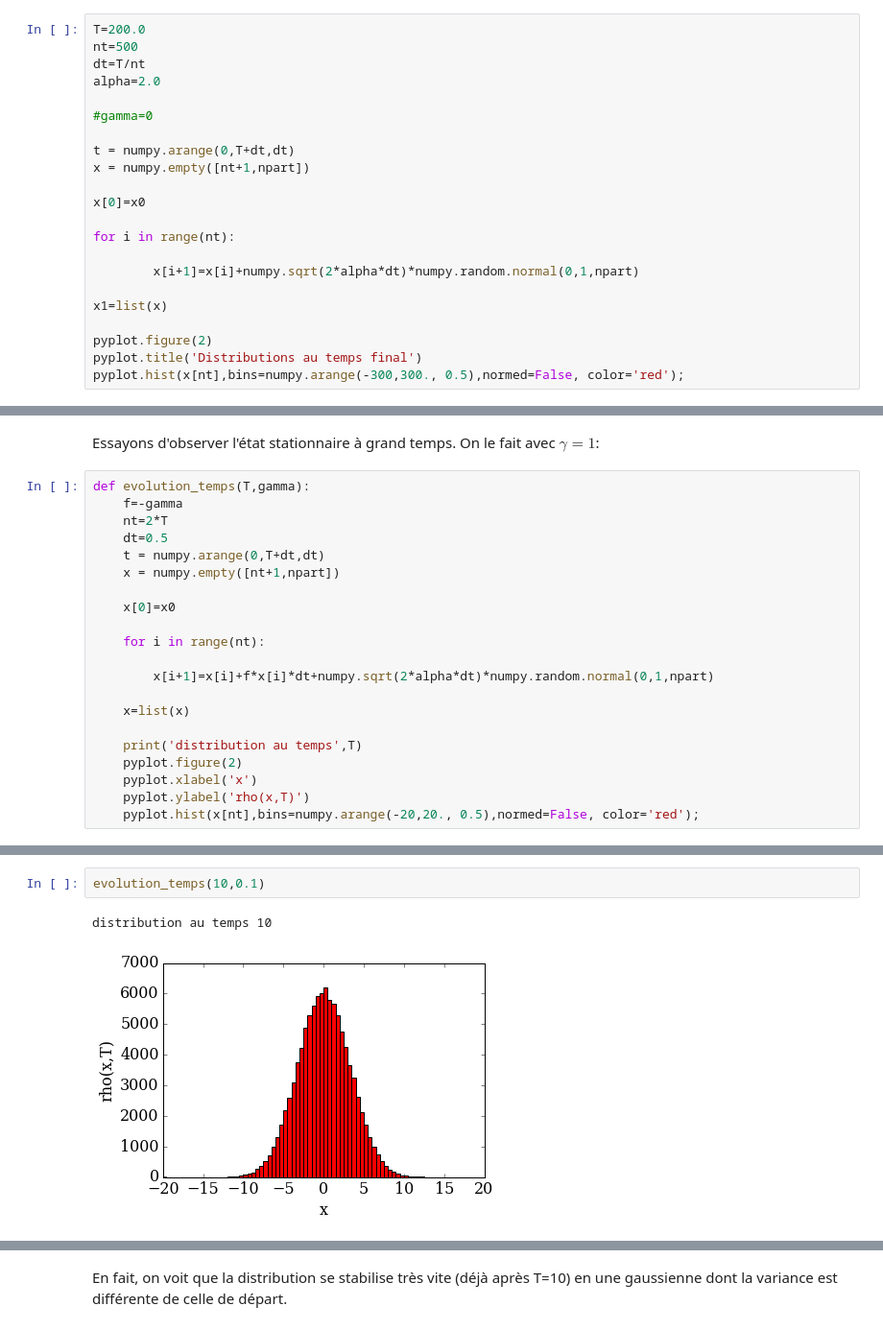
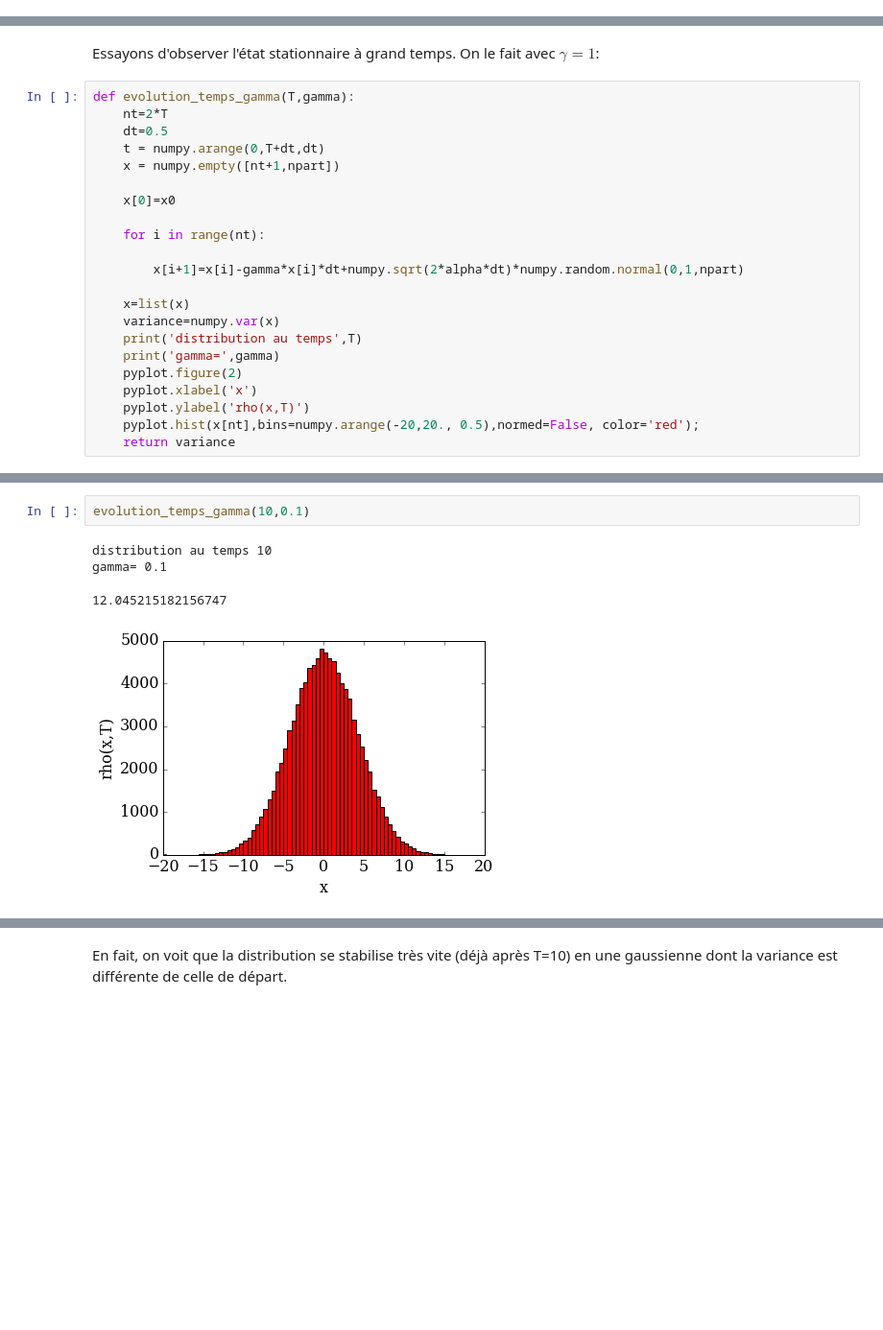
Before and after one commit to be-rays/Module6_MonteCarlo, a Jupyter notebook: Monte-Carlo.ipynb, the cells around one changed output, grey strips where cells are left out. Shown at 96% size. Drawn from its saved outputs; the diff is of its cells as text; blank space fills up the shorter version.

```diff
--- a/Monte-Carlo.ipynb
+++ b/Monte-Carlo.ipynb
@@ -364,25 +364,3 @@ dx=-\gamma x dt + \sqrt{2\alpha dt}\cal{N(0,1)}
 $$
 
 Check that the distribution reaches a steady state for $t\rightarrow \infty$. Can you guess the corresponding equation governing the evolution of the density in this case? What is analytical form for the steady state? These last two questions are not easy!"
-# %%
-T=200.0
-nt=500
-dt=T/nt
-alpha=2.0
-
-#gamma=0
-
-t = numpy.arange(0,T+dt,dt)
-x = numpy.empty([nt+1,npart])
-
-x[0]=x0
-
-for i in range(nt):
-
-        x[i+1]=x[i]+numpy.sqrt(2*alpha*dt)*numpy.random.normal(0,1,npart)
-
-x1=list(x)
-
-pyplot.figure(2)
-pyplot.title('Distributions au temps final')
-pyplot.hist(x[nt],bins=numpy.arange(-300,300., 0.5),normed=False, color='red');
@@ -434,8 +376,7 @@ pyplot.hist(x[nt],bins=numpy.arange(-300,300., 0.5),normed=False, color='red');
 # %% [markdown]
 Essayons d'observer l'état stationnaire à grand temps. On le fait avec $\gamma=1$:
 # %%
-def evolution_temps(T,gamma):
-    f=-gamma
+def evolution_temps_gamma(T,gamma):
     nt=2*T
     dt=0.5
     t = numpy.arange(0,T+dt,dt)
@@ -445,13 +386,15 @@ def evolution_temps(T,gamma):
 
     for i in range(nt):
 
-        x[i+1]=x[i]+f*x[i]*dt+numpy.sqrt(2*alpha*dt)*numpy.random.normal(0,1,npart)
+        x[i+1]=x[i]-gamma*x[i]*dt+numpy.sqrt(2*alpha*dt)*numpy.random.normal(0,1,npart)
 
     x=list(x)
-
+    variance=numpy.var(x)
     print('distribution au temps',T)
+    print('gamma=',gamma)
     pyplot.figure(2)
     pyplot.xlabel('x')
     pyplot.ylabel('rho(x,T)')
     pyplot.hist(x[nt],bins=numpy.arange(-20,20., 0.5),normed=False, color='red');
+    return variance
 # %%
@@ -462,5 +414,7 @@ distribution au temps 0
 # %%
-evolution_temps(10,0.1)
+evolution_temps_gamma(10,0.1)
 # %% [output]
 distribution au temps 10
+gamma= 0.1
+12.045215182156747
-[figure, old version]
+[figure, new version]
```
Also changed, not shown: parts of 37 cells of this notebook.
